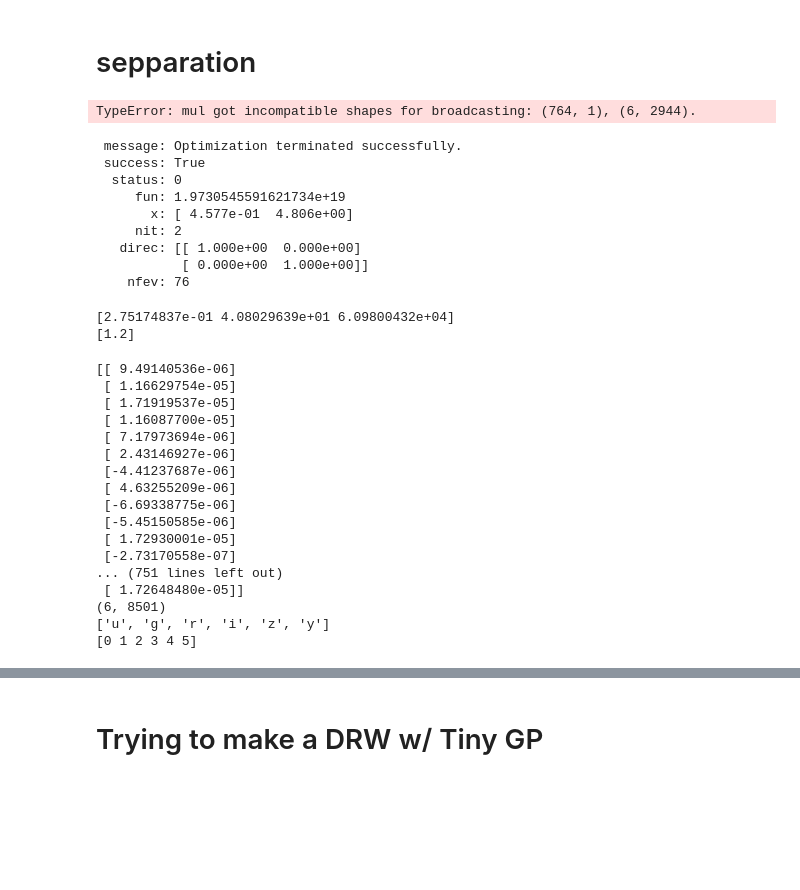
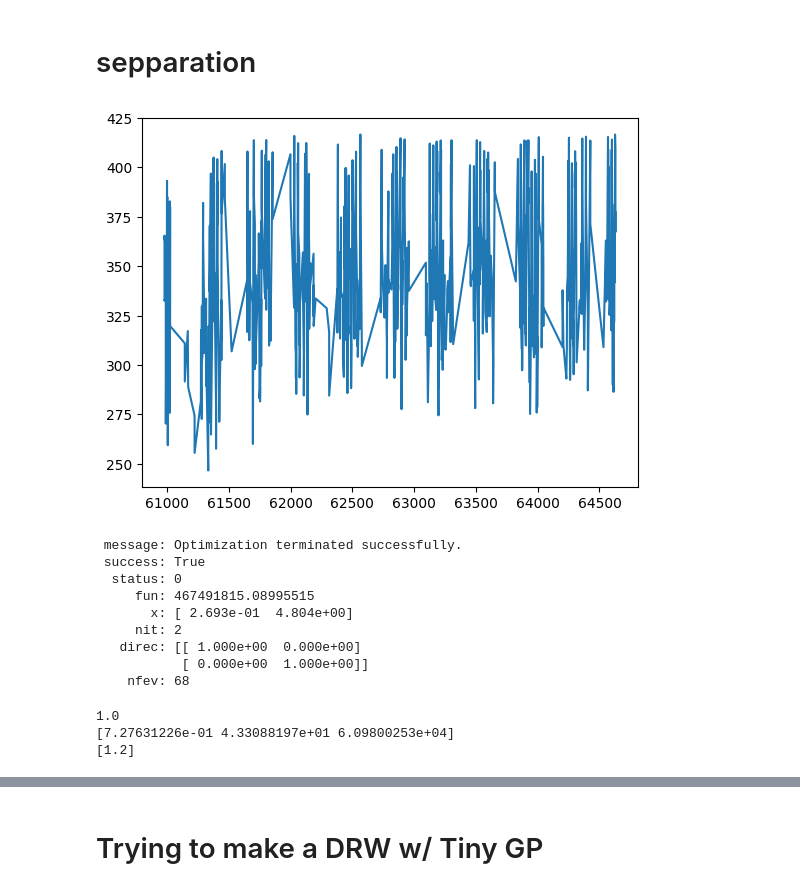
Before and after one commit to Zoe-Au/cosmographi, a Jupyter notebook: src/cosmographi/source/alpha_callibration.ipynb, the cells around one changed output, grey strips where cells are left out. Drawn from its saved outputs; the diff is of its cells as text; code cells hidden in the pictures; blank space fills up the shorter version.

```diff
--- a/src/cosmographi/source/alpha_callibration.ipynb
+++ b/src/cosmographi/source/alpha_callibration.ipynb
@@ -263,7 +192,6 @@ passband_group = PassbandGroup.from_preset(preset="LSST")
 # It will take a while to download it. It took 9 min on Helen
 obstable = OpSim.from_url(
     "https://s3df.slac.stanford.edu/data/rubin/sim-data/sims_featureScheduler_runs4.3/baseline/baseline_v4.3.5_10yrs.db",)
-
 
 # Draw redshift from the uniform distribution
 redshift = NumpyRandomFunc("uniform", low=0.1, high=1.0)
@@ -324,7 +252,7 @@ survey_info = SurveyInfo(obstable=obstable, passband_group=passband_group)
 
 df = simulate_lightcurves(
     model=model,
-    num_samples=10,
+    num_samples=1,
     survey_info=survey_info,
     param_cols=[
         "bh_mass.lg_mass",
@@ -335,16 +263,15 @@ df = simulate_lightcurves(
 # params is too large to show =)
 # %%
 SECS_IN_YEAR = 31536000
-data = jnp.asarray(df.loc[0, "lightcurve"][["mjd", "flux"]])
+data = jnp.asarray(df.loc[0, "lightcurve"][["mjd", "flux_perfect"]])
 
-#TODO; jax them all up
 lc = df.loc[0, "lightcurve"]
 obs_idx = jnp.asarray(lc["obs_idx"])
 obs_t = jnp.asarray(obstable["time"].iloc[obs_idx])
 exp_times = jnp.asarray(obstable["exptime"].iloc[obs_idx])
 sky_brightnesses = jnp.asarray(obstable["skybrightness"].iloc[obs_idx])
 filters = obstable["filter"].iloc[obs_idx].to_numpy()
-times = data[:, 0]
+times = obs_t
 flux = data[:, 1]
 bh_mass = 10**df.loc[0,'bh_mass_lg_mass'] * M_sun
 edd_ratio = df.loc[0, 'AGN_0_edd_ratio']
@@ -353,10 +280,3 @@ critical_accretion_rate = 1.4e18 * (bh_mass / M_sun)
 accretion_rate = edd_ratio * SECS_IN_YEAR * critical_accretion_rate /1000
 pixel_scale = obstable.survey_values["pixel_scale"]
 PSF_Aeffs = (obstable["psf_footprint"].iloc[obs_idx].to_numpy()* pixel_scale**2)
-results = minimize_log_likelihood(observed_flux=flux, band=filters, inclination_angle=0,
-                                  times=times, exp_time=exp_times,
-                                  sky_brightness=sky_brightnesses,
-                                  PSF_Aeff=PSF_Aeffs, blackhole_mass = bh_mass,
-                                  accretion_rate=accretion_rate, z=redshift, noise_var=1)
-# %% [output]
-TypeError: mul got incompatible shapes for broadcasting: (764, 1), (6, 2944).
@@ -363,12 +291,16 @@ TypeError: mul got incompatible shapes for broadcasting: (764, 1), (6, 2944).
 # %%
+plt.plot(times, flux)
+plt.show()
+
 print(results)
 # %% [output]
+[figure, added]
  message: Optimization terminated successfully.
  success: True
   status: 0
-     fun: 1.9730545591621734e+19
-       x: [ 4.577e-01  4.806e+00]
+     fun: 467491815.08995515
+       x: [ 2.693e-01  4.804e+00]
      nit: 2
    direc: [[ 1.000e+00  0.000e+00]
            [ 0.000e+00  1.000e+00]]
-    nfev: 76
+    nfev: 68
@@ -375,17 +401,19 @@ print(results)
 # %%
-proposed_alpha, num_perturbation_samples =  4.577e-01, 4.806e+00
+# proposed_alpha, num_perturbation_samples =  2.675e-01, 4.842e+00
+proposed_alpha, num_perturbation_samples =  2.693e-01,  4.804e+00
+# proposed_alpha, num_perturbation_samples =  2.675e-01, 48.42e+00
 start_time, end_time = (times[0], times[-1])
 num_perturbation_samples = max(int(round(num_perturbation_samples)), 2)
 sample_rate = num_perturbation_samples / (end_time - start_time)
 perturbations = generate_perturbations_vector(alpha=proposed_alpha, n_samples=num_perturbation_samples, sample_rate=sample_rate, seed=42)
+print(np.mean(perturbations))
 agn = AGNSourceLipunova2018(blackhole_mass=bh_mass, accretion_rate=accretion_rate, perturbations_ar=perturbations,
                                 start_time=start_time, end_time=end_time, rin_to_rng=6, inclination_angle=0)
 rubin = RubinObservatory()
-# rubin.throughput.trim()
+rubin.throughput.trim()
 rubin.throughput.to_dynamic()
 band, idx_to_bandstr = cp.utils.bandstr_to_bandidx(rubin.throughput.bands, filters, return_dict=True)
 key = jax.random.key(42)
-t_range = (jnp.min(times), jnp.max(times))
 agn.t0 = start_time
 C = cp.cosmology.Cosmology()
 agn.z = redshift
@@ -396,32 +424,19 @@ print(source_values)
 survey_values = jnp.asarray(rubin.get_values())
 print(survey_values)
 obs = jax.vmap(rubin.observe, in_axes=(None, 0, 0, 0, 0, None, 0, None, None))
-model_flux = obs(key, band, exp_times, sky_brightnesses, PSF_Aeffs, agn, times, source_values, survey_values)[0]
+my_model_flux = obs(key, band, exp_times, sky_brightnesses, PSF_Aeffs, agn, times, source_values, survey_values)[2]
+def create_band_id_to_zero(idx_to_bandstr, band_str_to_zero):
+        dict = {}
+        for key in idx_to_bandstr:
+            dict[key] = band_str_to_zero[idx_to_bandstr[key]]
+        return dict
+band_str_to_zero = {'u': 26.52, 'g': 28.51, 'r': 28.36, 'i': 28.17, 'z': 27.78, 'y': 26.82}
+band_id_to_zero = create_band_id_to_zero(idx_to_bandstr, band_str_to_zero)
+zero_points = jnp.asarray([band_id_to_zero[i] for i in range(len(band_id_to_zero))])
+my_model_flux_jansky = convert_to_jy(my_model_flux, band, zero_points, rubin.effective_aperture)
+my_model_flux_comparable_units = my_model_flux_jansky * 1e9
 # %% [output]
-[2.75174837e-01 4.08029639e+01 6.09800432e+04]
+1.0
+[7.27631226e-01 4.33088197e+01 6.09800253e+04]
 [1.2]
-# %%
-print(model_flux)
-
-print(rubin.throughput.w.shape)
-print(rubin.throughput.bands)
-print(np.unique(band))
-# %% [output]
-[[ 9.49140536e-06]
- [ 1.16629754e-05]
- [ 1.71919537e-05]
- [ 1.16087700e-05]
- [ 7.17973694e-06]
- [ 2.43146927e-06]
- [-4.41237687e-06]
- [ 4.63255209e-06]
- [-6.69338775e-06]
- [-5.45150585e-06]
- [ 1.72930001e-05]
- [-2.73170558e-07]
-... (751 lines left out)
- [ 1.72648480e-05]]
-(6, 8501)
-['u', 'g', 'r', 'i', 'z', 'y']
-[0 1 2 3 4 5]
 # %%
```
Also changed, not shown: parts of 18 cells of this notebook, 26 other files.
